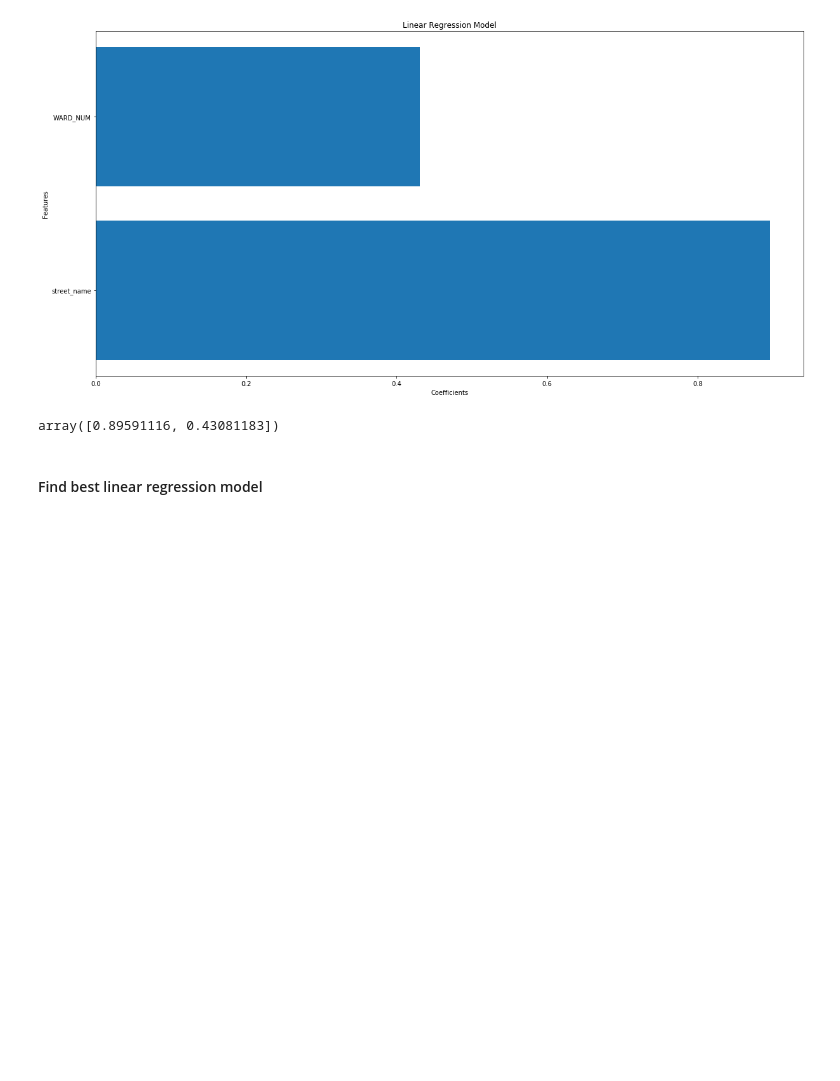
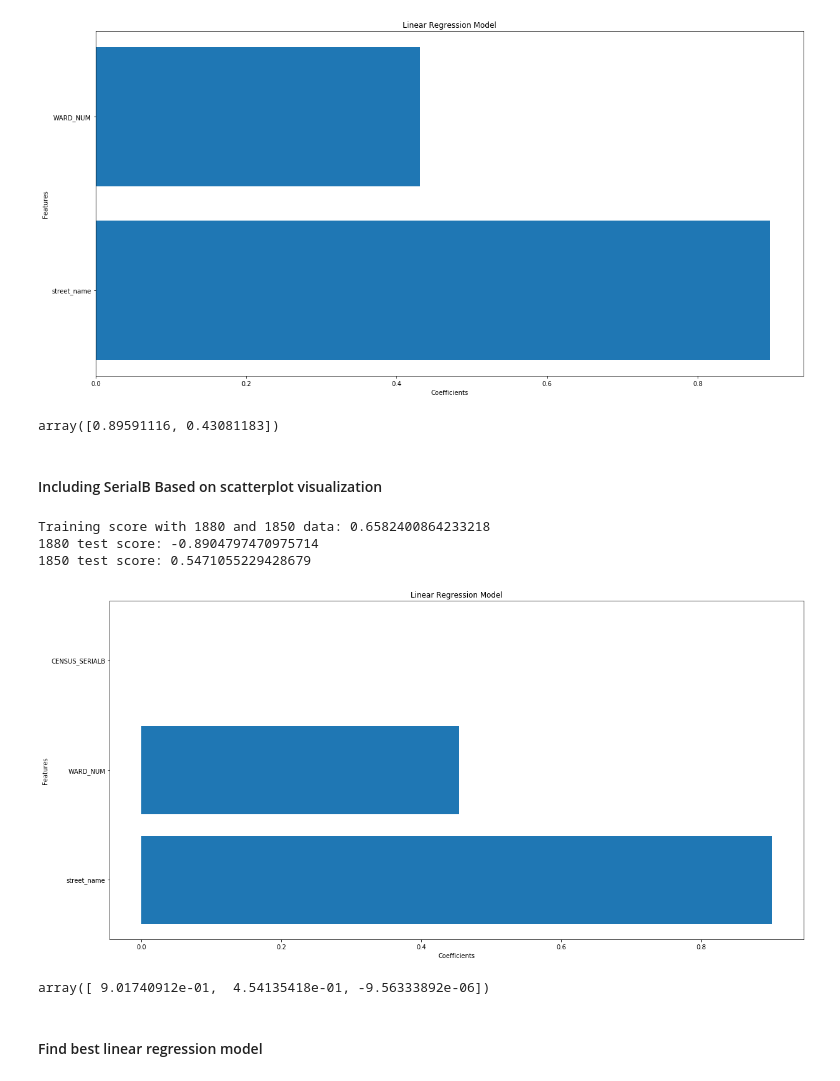
Before and after one commit to CenterForSpatialResearch/hnyc-spatial-linkage, a Jupyter notebook: Interpolation/Linear_Model.ipynb, the cells around one changed output. Saved outputs shown, nothing was run; the diff lists cells and outputs as text; code cells hidden in the pictures; blank space fills up the shorter version.

Commit message:
Block num, linear model update

```diff
--- a/Interpolation/Linear_Model.ipynb
+++ b/Interpolation/Linear_Model.ipynb
@@ -327,6 +384,40 @@ plt.show()
 lin_feat.coef_
 # %% [output]
 array([0.89591116, 0.43081183])
+# %% [markdown]
+#### Including SerialB Based on scatterplot visualization
+# %%
+target_encode = ["street_name", "WARD_NUM", "CENSUS_SERIALB"]
+# %%
+X_1850_trainB, X_1850_testB, y_1850_trainB, y_1850_testB = train_test_split(census_filled_1850_X.loc[:,target_encode], census_filled_1850_y, random_state = 123)
+X_1880_1850B = pd.concat([census_1880_model_train_X.loc[:,target_encode], X_1850_trainB])
+y_1880_1850B = pd.concat([census_1880_model_train_y, y_1850_train])
+X_1880_model_testB = census_1880_model_test_X.loc[:,target_encode]
+# %%
+lin_featB = Pipeline([('preprocess', TargetEncoder()),
+                    ('regressor', LinearRegression())])
+# %%
+lin_featB.fit(X_1880_1850B, y_1880_1850B)
+print("Training score with 1880 and 1850 data:", lin_featB.score(X_1880_1850B, y_1880_1850B))
+print("1880 test score:", lin_featB.score(X_1880_model_testB, census_1880_model_test_y))
+print("1850 test score:", lin_featB.score(X_1850_testB, y_1850_testB))
+# %% [output]
+Training score with 1880 and 1850 data: 0.6582400864233218
+1880 test score: -0.8904797470975714
+1850 test score: 0.5471055229428679
+# %%
+fig, ax = plt.subplots(1, figsize=(20,10))
+ax.barh(lin_featB.named_steps['preprocess'].get_feature_names(), lin_featB.named_steps['regressor'].coef_)
+ax.set_title("Linear Regression Model")
+ax.set_xlabel("Coefficients")
+ax.set_ylabel("Features")
+plt.show()
+# %% [output]
+[figure, added]
+# %%
+lin_featB.named_steps['regressor'].coef_
+# %% [output]
+array([ 9.01740912e-01,  4.54135418e-01, -9.56333892e-06])
 # %% [markdown]
 #### Find best linear regression model
 # %%
```
Also changed, not shown: parts of 12 cells of this notebook, 1 other file.
